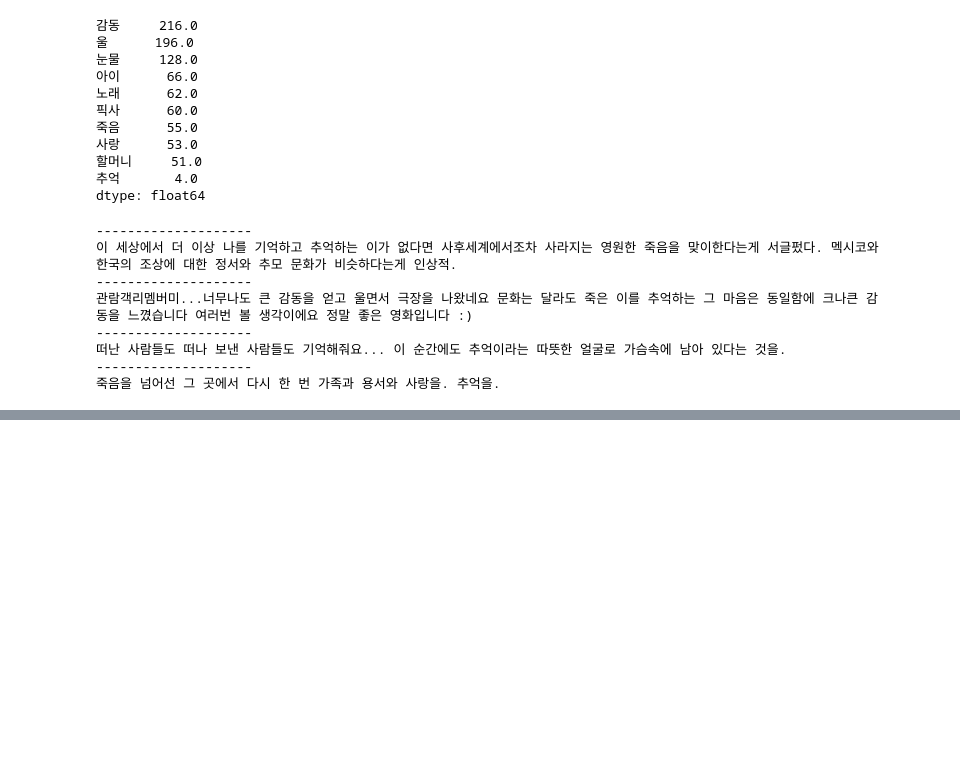
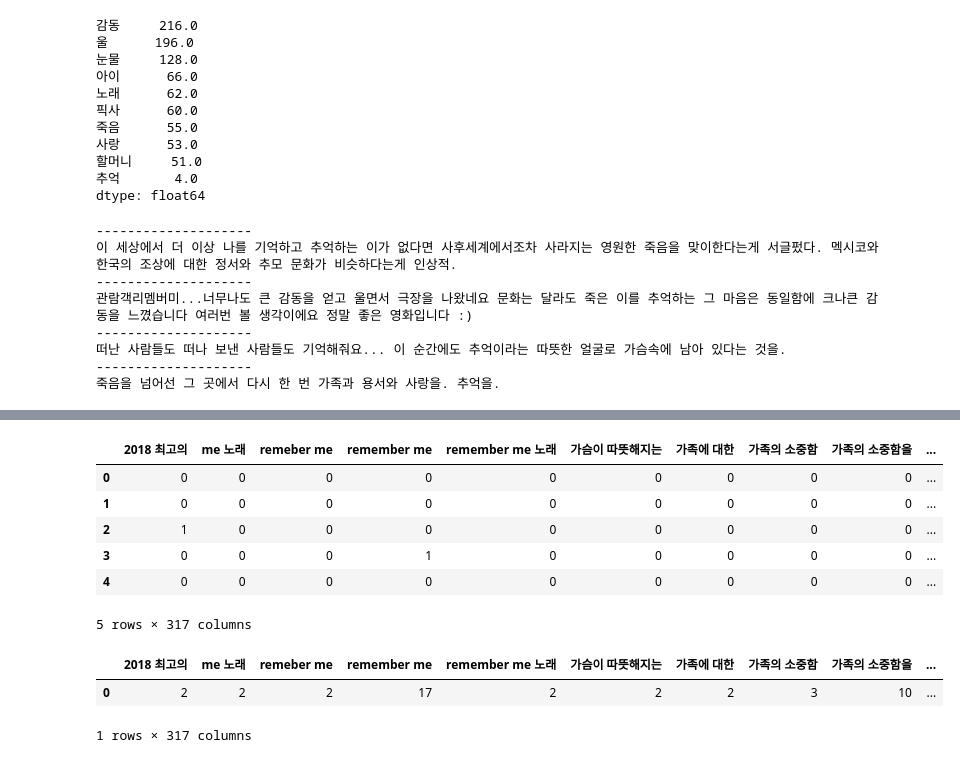
Before and after one commit to jdrae/data-visualization-practice, a Jupyter notebook: Comment analysis.ipynb, the cells around one changed output, grey strips where cells are left out. Cells and saved outputs as stored; diff of their text form; code cells hidden in the pictures; blank space fills up the shorter version.

```diff
--- a/Comment analysis.ipynb
+++ b/Comment analysis.ipynb
@@ -100,3 +84,9 @@ df["text"] = df["text"].str.lower()
+# %%
+df["text"] = df["text"].str.lower()
+df = df.dropna()
+df["text"] = df["text"].str.replace(
+    "스포일러가 포함된 감상평입니다", "").str.replace(
+    "remeber", "rememmber")
 # %%
 search_keyword = ['감동', '사랑', '죽음', '울',
                   '할머니', '아이', '노래', '픽사',
@@ -177,3 +157,15 @@ for t in text:
 떠난 사람들도 떠나 보낸 사람들도 기억해줘요... 이 순간에도 추억이라는 따뜻한 얼굴로 가슴속에 남아 있다는 것을.
 --------------------
 죽음을 넘어선 그 곳에서 다시 한 번 가족과 용서와 사랑을. 추억을.
+# %%
+from sklearn.feature_extraction.text import CountVectorizer
+
+vectorizer = CountVectorizer(analyzer = 'word', # can vectorize by chars
+                             tokenizer = None,
+                             preprocessor = None,
+                             stop_words = None, # can use nltk
+                             min_df = 2,
+                             ngram_range=(2,6),
+                             max_features = 2000
+                            )
+vectorizer
@@ -179,0 +174,3 @@ for t in text:
+# %%
+feature_vector = vectorizer.fit_transform(df['text']) # should delete nan values
+feature_vector.shape
@@ -179,0 +179,4 @@ for t in text:
+# %%
+vocab = vectorizer.get_feature_names()
+print(len(vocab))
+vocab[:10]
@@ -179,0 +195,18 @@ for t in text:
+# %%
+pd.DataFrame(feature_vector[:10].toarray(), columns = vocab).head()
+# %% [output]
+|  | 2018 최고의 | me 노래 | remeber me | remember me | remember me 노래 | 가슴이 따뜻해지는 | 가족에 대한 | 가족의 소중함 | 가족의 소중함을 | ... |
+| 0 | 0 | 0 | 0 | 0 | 0 | 0 | 0 | 0 | 0 | ... |
+| 1 | 0 | 0 | 0 | 0 | 0 | 0 | 0 | 0 | 0 | ... |
+| 2 | 1 | 0 | 0 | 0 | 0 | 0 | 0 | 0 | 0 | ... |
+| 3 | 0 | 0 | 0 | 1 | 0 | 0 | 0 | 0 | 0 | ... |
+| 4 | 0 | 0 | 0 | 0 | 0 | 0 | 0 | 0 | 0 | ... |
+5 rows × 317 columns
+# %%
+dist = np.sum(feature_vector, axis=0)
+df_freq = pd.DataFrame(dist, columns =vocab)
+df_freq
+# %% [output]
+|  | 2018 최고의 | me 노래 | remeber me | remember me | remember me 노래 | 가슴이 따뜻해지는 | 가족에 대한 | 가족의 소중함 | 가족의 소중함을 | ... |
+| 0 | 2 | 2 | 2 | 17 | 2 | 2 | 2 | 3 | 10 | ... |
+1 rows × 317 columns
```
Also changed, not shown: parts of 14 cells of this notebook.
